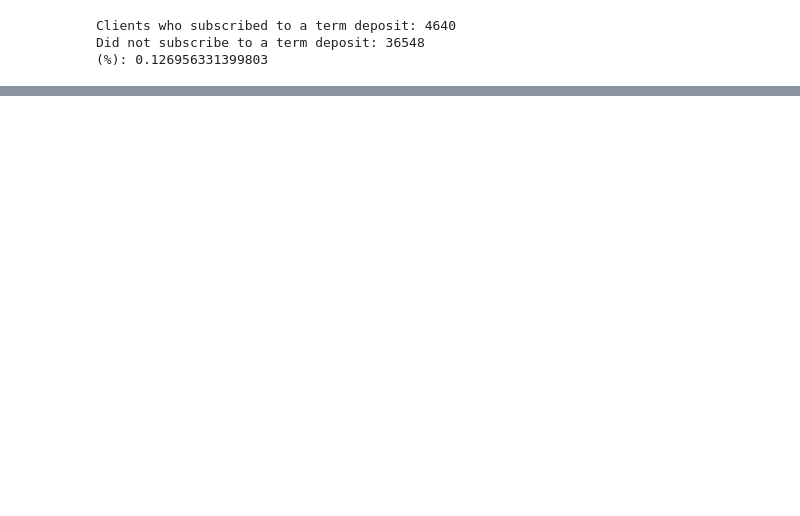
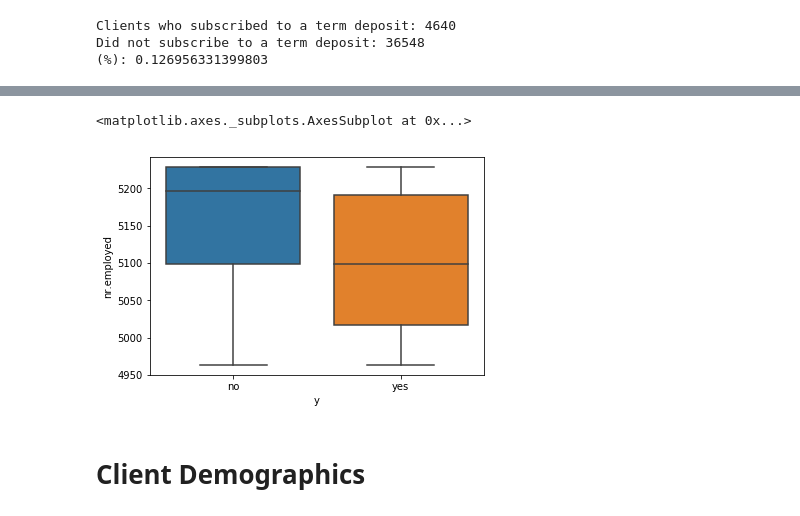
Before and after one commit to MitchellEwing/Drills, a Jupyter notebook: bootcamp/unit1/u1Capstone/u1Capstone.ipynb, the cells around one changed output, grey strips where cells are left out. Saved outputs shown, nothing was run; the diff lists cells and outputs as text; code cells hidden in the pictures; blank space fills up the shorter version.

```diff
--- a/bootcamp/unit1/u1Capstone/u1Capstone.ipynb
+++ b/bootcamp/unit1/u1Capstone/u1Capstone.ipynb
@@ -164,0 +137,7 @@ sns.pairplot(df_test, hue = 'species')
+# %%
+sns.boxplot(x='y', y='nr.employed', data=df)
+# %% [output]
+<matplotlib.axes._subplots.AxesSubplot at 0x...>
+[figure, added]
+# %% [markdown]
+# Client Demographics
```
Also changed, not shown: parts of 17 cells of this notebook.
